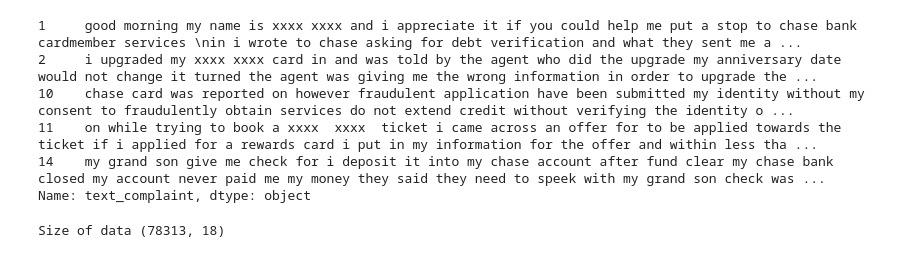
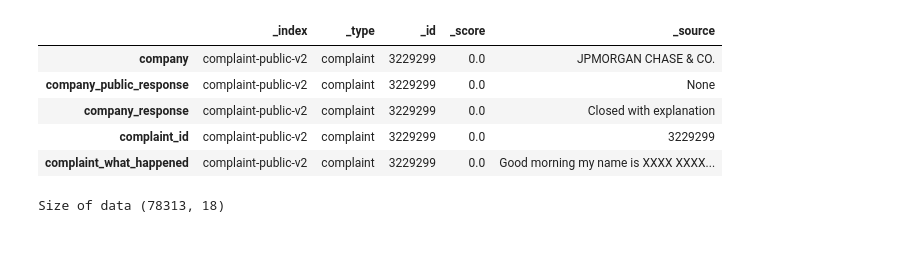
Before and after one commit to Suprita-biswas/NLP, a Jupyter notebook: NLP_Assignment.ipynb, the cells around one changed output. Cells and saved outputs as stored; diff of their text form; code cells hidden in the pictures.

```diff
--- a/NLP_Assignment.ipynb
+++ b/NLP_Assignment.ipynb
@@ -28,14 +28,14 @@ for i in json_data[:2]:
     X = pd.DataFrame.from_dict(i)
     X.head()
 # %%
-X
+X.head()
 # %% [output]
-1     good morning my name is xxxx xxxx and i appreciate it if you could help me put a stop to chase bank cardmember services \nin i wrote to chase asking for debt verification and what they sent me a ...
-2     i upgraded my xxxx xxxx card in and was told by the agent who did the upgrade my anniversary date would not change it turned the agent was giving me the wrong information in order to upgrade the ...
-10    chase card was reported on however fraudulent application have been submitted my identity without my consent to fraudulently obtain services do not extend credit without verifying the identity o ...
-11    on while trying to book a xxxx  xxxx  ticket i came across an offer for to be applied towards the ticket if i applied for a rewards card i put in my information for the offer and within less tha ...
-14    my grand son give me check for i deposit it into my chase account after fund clear my chase bank closed my account never paid me my money they said they need to speek with my grand son check was ...
-Name: text_complaint, dtype: object
+|  | _index | _type | _id | _score | _source |
+| company | complaint-public-v2 | complaint | 3229299 | 0.0 | JPMORGAN CHASE & CO. |
+| company_public_response | complaint-public-v2 | complaint | 3229299 | 0.0 | None |
+| company_response | complaint-public-v2 | complaint | 3229299 | 0.0 | Closed with explanation |
+| complaint_id | complaint-public-v2 | complaint | 3229299 | 0.0 | 3229299 |
+| complaint_what_happened | complaint-public-v2 | complaint | 3229299 | 0.0 | Good morning my name is XXXX XXXX... |
 # %%
 empty_list = []
 for i in json_data:
```
